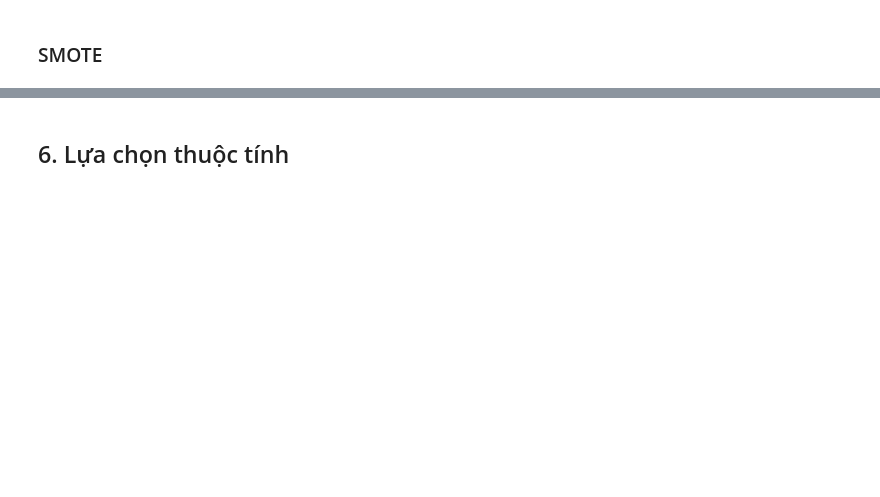
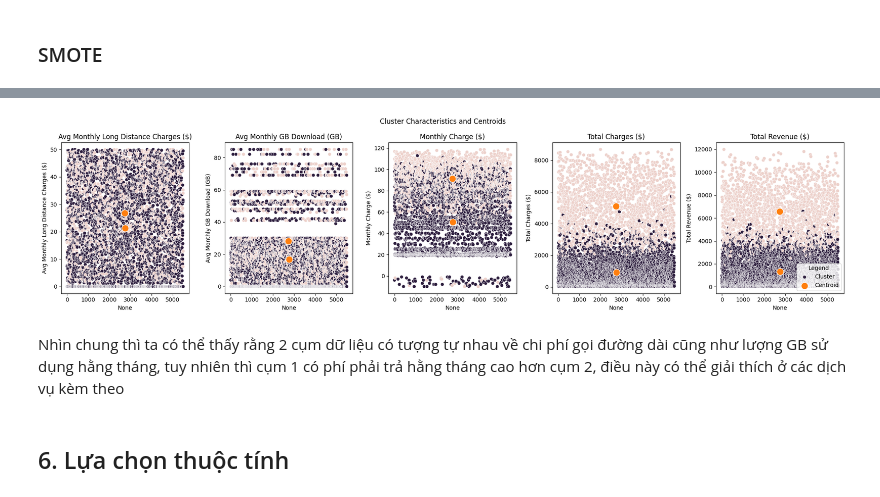
Before and after one commit to cognaiger9/DataMining, a Jupyter notebook: project.ipynb, the cells around one changed output, grey strips where cells are left out. Cells and saved outputs as stored; diff of their text form; code cells hidden in the pictures; blank space fills up the shorter version.

```diff
--- a/project.ipynb
+++ b/project.ipynb
@@ -272,0 +612,13 @@ print("After SMOTE: ", y_train_balanced.value_counts())
+# %%
+## Get centroids
+centroids = pd.DataFrame(
+    scaler.inverse_transform(kmeans.cluster_centers_),
+    index=['Cluster 1', 'Cluster 2'],
+    columns=df_clustering.columns[:-1]
+)
+print('Cluster centroids:\n')
+for i in centroids.index:
+    print(i)
+    for col in centroids.columns:
+        print(f'{col}: {round(centroids[col][i], 2)}')
+    print()
@@ -273,3 +641,33 @@ print("After SMOTE: ", y_train_balanced.value_counts())
+# %%
+## Plot centroids
+centr_x = [sum(df_clustering[df_clustering.Cluster==1].index)/len(df_clustering[df_clustering.Cluster==1]), sum(df_clustering[df_clustering.Cluster==2].index)/len(df_clustering[df_clustering.Cluster==2])]
+titles = [
+  'Avg Monthly Long Distance Charges ($)',
+    'Avg Monthly GB Download (GB)',
+    'Monthly Charge ($)',
+    'Total Charges ($)',
+    'Total Revenue ($)'
+]
+y_labels = [
+     'Avg Monthly Long Distance Charges ($)',
+    'Avg Monthly GB Download (GB)',
+    'Monthly Charge ($)',
+    'Total Charges ($)',
+    'Total Revenue ($)'
+]
+fig, ax = plt.subplots(1, 5, figsize=(20, 5))
+plt.suptitle('Cluster Characteristics and Centroids')
+for i in range(5):
+    sns.scatterplot(x=df_clustering.index, y=df_clustering[df_clustering.columns[i]], hue=df_clustering.Cluster, ax=ax[i], legend=False)
+    sns.scatterplot(x=centr_x, y=centroids[centroids.columns[i]], s=150, ax=ax[i])
+    ax[i].set_title(titles[i])
+    ax[i].set_ylabel(y_labels[i])
+ax[4].legend(['Cluster', 'Centroid'], title='Legend', loc='lower right')
+plt.tight_layout()
+# %% [output]
+[figure, added]
+# %% [markdown]
+Nhìn chung thì ta có thể thấy rằng 2 cụm dữ liệu có tượng tự nhau về chi phí gọi đường dài cũng như lượng GB sử dụng hằng tháng, tuy nhiên thì cụm 1 có phí phải trả hằng tháng cao hơn cụm 2, điều này có thể giải thích ở các dịch vụ kèm theo
 # %% [markdown]
 ## 6. Lựa chọn thuộc tính
 # %%
```
Also changed, not shown: parts of 82 cells of this notebook.
